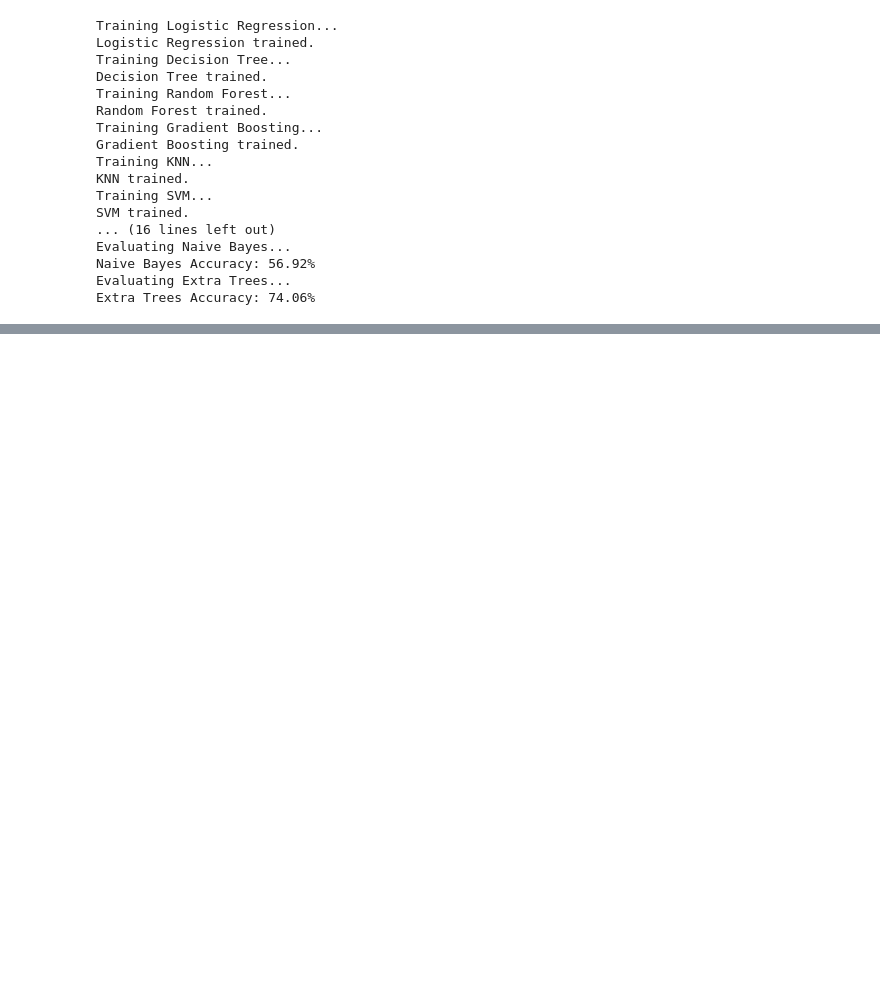
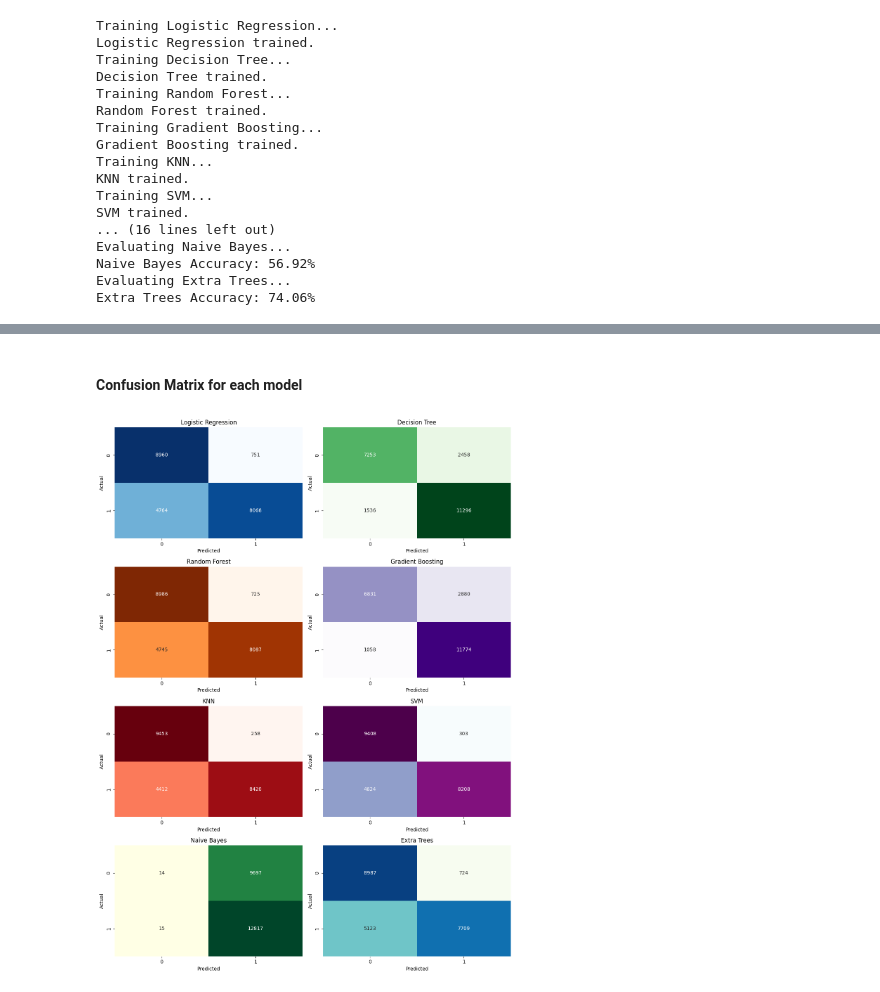
Before and after one commit to vitesh2186/SentinelNet, a Jupyter notebook: notebooks/nsl_kdd.ipynb, the cells around one changed output, grey strips where cells are left out. Saved outputs shown, nothing was run; the diff lists cells and outputs as text; code cells hidden in the pictures; blank space fills up the shorter version.

```diff
--- a/notebooks/nsl_kdd.ipynb
+++ b/notebooks/nsl_kdd.ipynb
@@ -668,0 +689,27 @@ Extra Trees Accuracy: 74.06%
+# %% [markdown]
+#### Confusion Matrix for each model
+# %%
+fig, axes = plt.subplots(4, 2, figsize=(12, 16))
+axes = axes.flatten()
+
+cmaps = ["Blues", "Greens", "Oranges", "Purples",
+         "Reds", "BuPu", "YlGn", "GnBu"]
+
+for idx, ((name, model), cmap) in enumerate(zip(models.items(), cmaps)):
+    y_pred = model.predict(X_test_scaled)
+    cm = confusion_matrix(y_test, y_pred)
+
+    sns.heatmap(cm, annot=True, fmt="d", cmap=cmap,
+                cbar=False, ax=axes[idx])
+    axes[idx].set_title(f"{name}", fontsize=12)
+    axes[idx].set_xlabel("Predicted")
+    axes[idx].set_ylabel("Actual")
+
+# Hide any unused subplots (in case fewer models)
+for j in range(idx+1, len(axes)):
+    fig.delaxes(axes[j])
+
+plt.tight_layout()
+plt.show()
+# %% [output]
+[figure, added]
```
Also changed, not shown: parts of 6 cells of this notebook, 2 other files.
